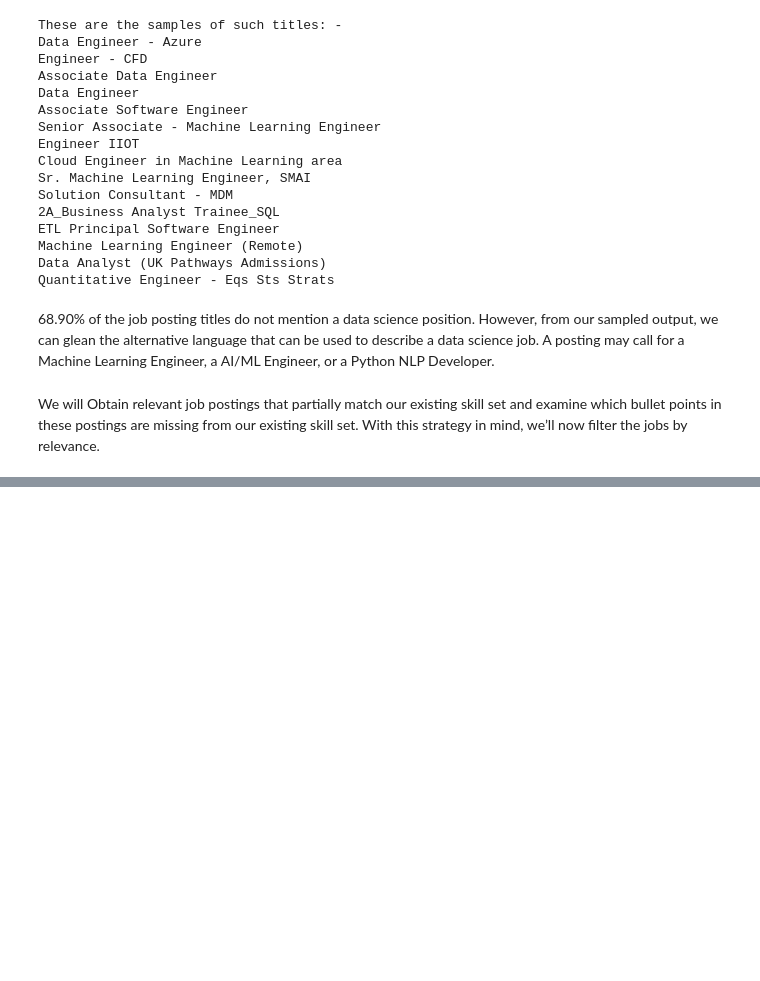
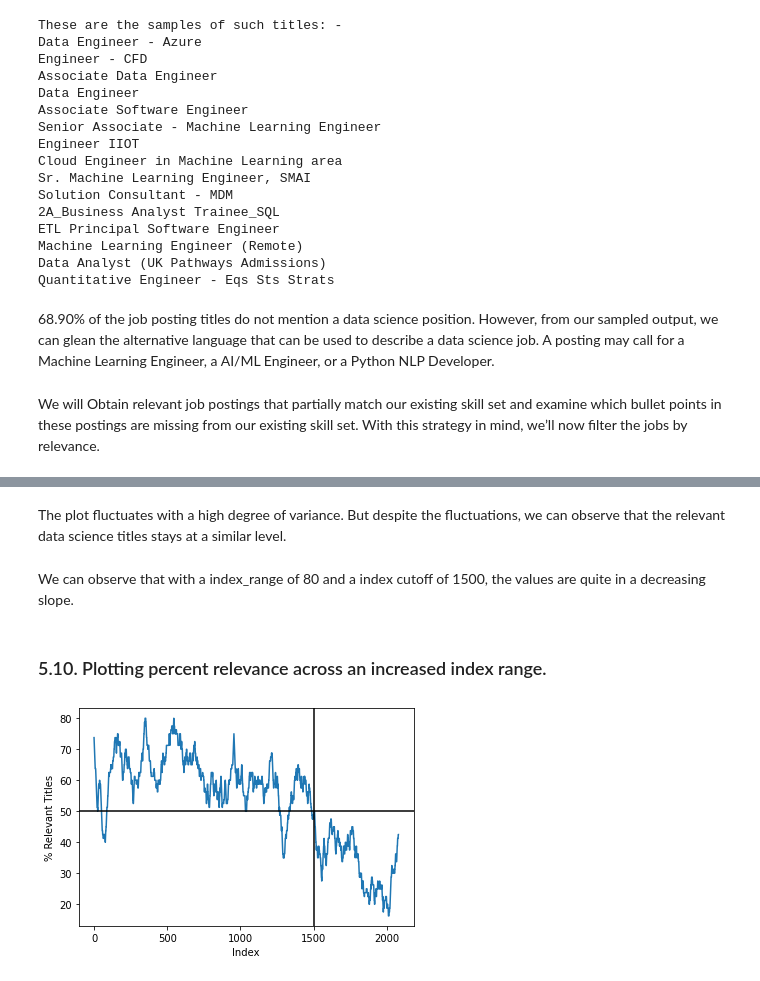
Before and after one commit to rajdeepmondal1/what-skills-to-augment-my-arsenal-main, a Jupyter notebook: Skills_to_augment_to_my_arsenal.ipynb, the cells around one changed output, grey strips where cells are left out. Saved outputs shown, nothing was run; the diff lists cells and outputs as text; code cells hidden in the pictures; blank space fills up the shorter version.

```diff
--- a/Skills_to_augment_to_my_arsenal.ipynb
+++ b/Skills_to_augment_to_my_arsenal.ipynb
@@ -343,0 +600,12 @@ We will Obtain relevant job postings that partially match our existing skill set
+# %% [markdown]
+The plot fluctuates with a high degree of variance. But despite the fluctuations, we can observe that the relevant data science titles stays at a similar level.
+# %% [markdown]
+We can observe that with a index_range of 80 and a index cutoff of 1500, the values are quite in a decreasing slope.
+# %% [markdown]
+### 5.10. Plotting percent relevance across an increased index range.
+# %%
+relevant_title_plot(index_range=80)
+plt.axvline(1500, c='k')
+plt.show()
+# %% [output]
+[figure, added]
```
Also changed, not shown: parts of 45 cells of this notebook.
